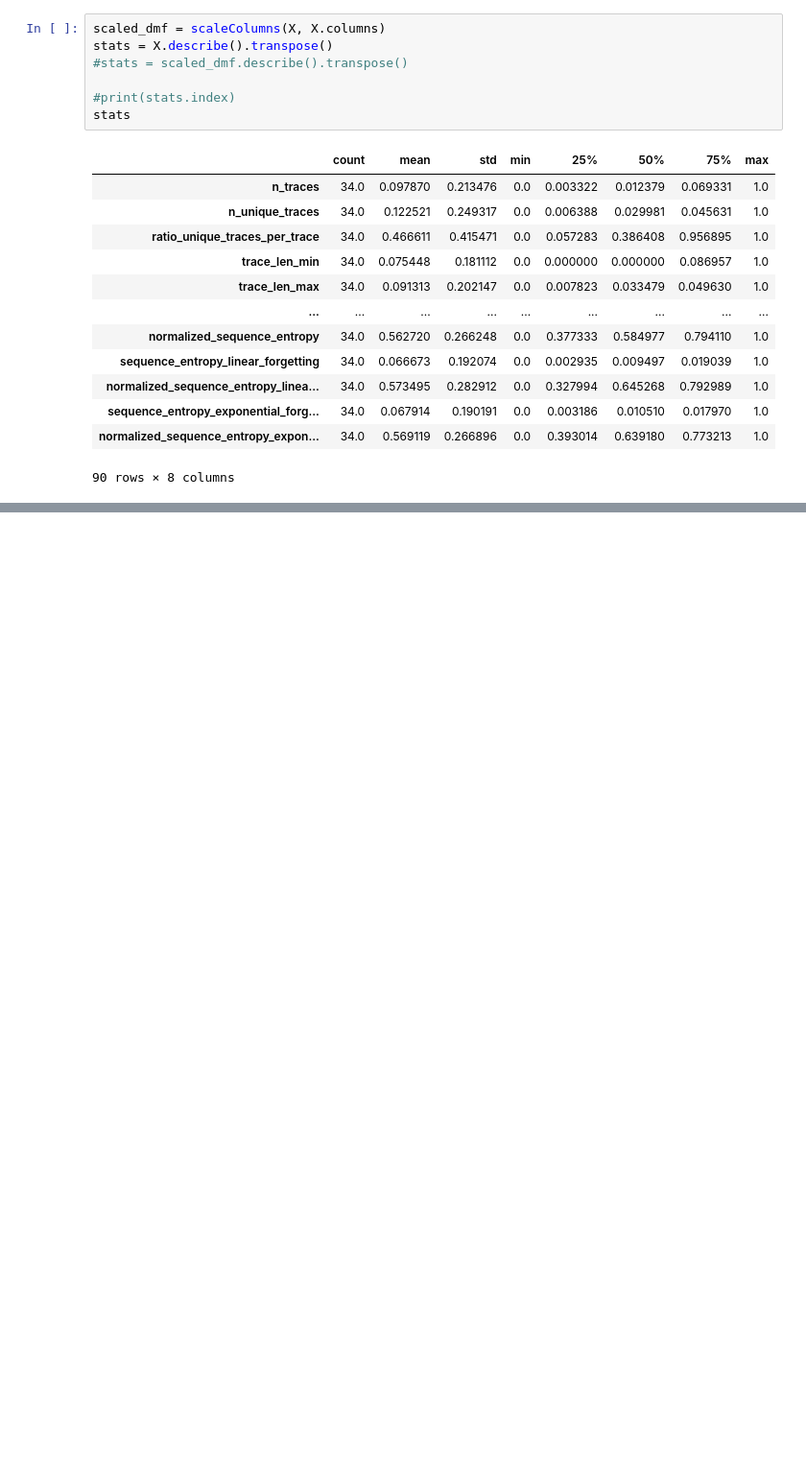
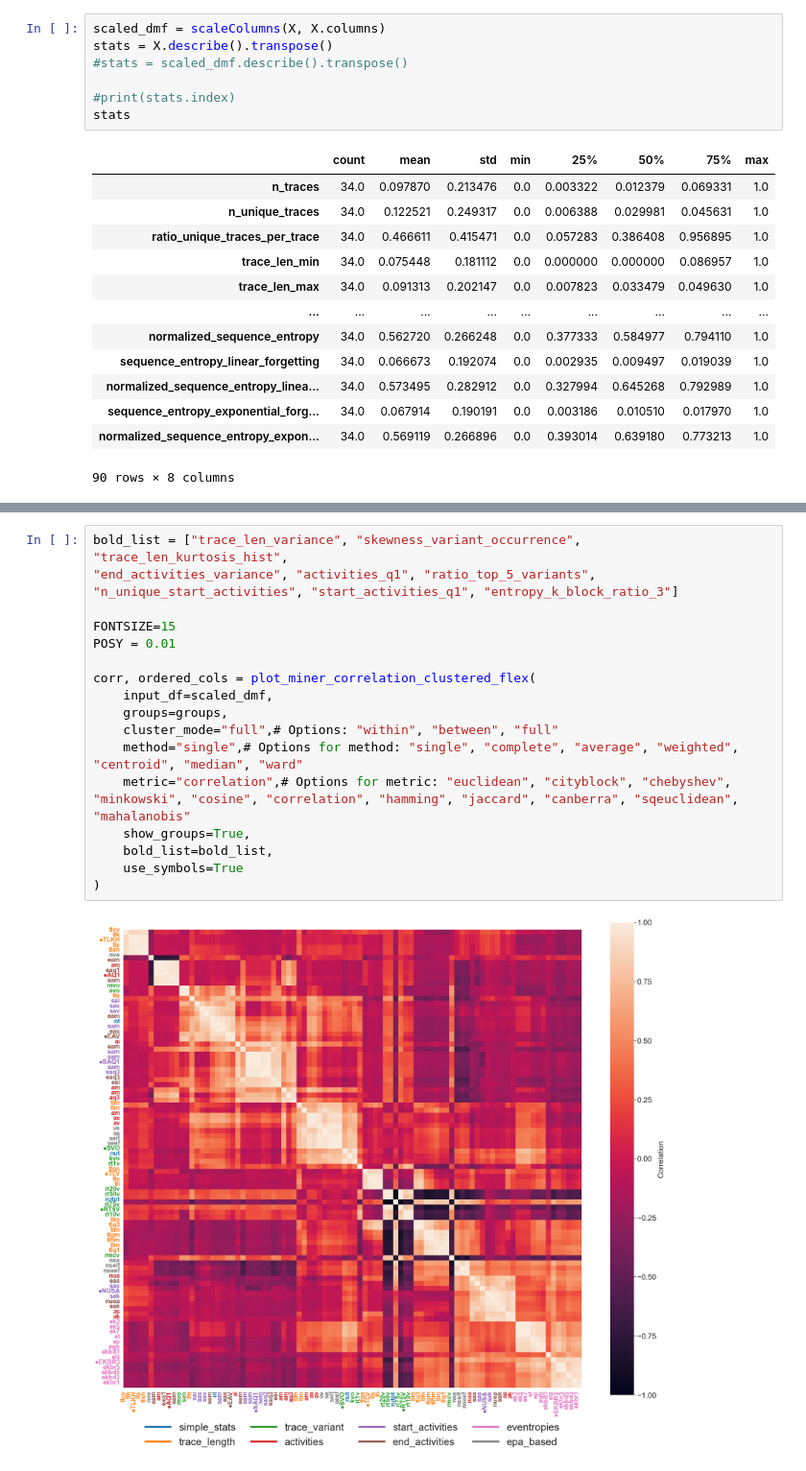
Before and after one commit to andreamalhera/SHAining, a Jupyter notebook: notebooks/section5_greedy_feature_selection.ipynb, the cells around one changed output, grey strips where cells are left out. Shown at 96% size. Drawn from its saved outputs; the diff is of its cells as text; blank space fills up the shorter version.

```diff
--- a/notebooks/section5_greedy_feature_selection.ipynb
+++ b/notebooks/section5_greedy_feature_selection.ipynb
@@ -89,0 +608,20 @@ def plot_miner_correlation(input_df):
+# %%
+bold_list = ["trace_len_variance", "skewness_variant_occurrence", "trace_len_kurtosis_hist",
+"end_activities_variance", "activities_q1", "ratio_top_5_variants",
+"n_unique_start_activities", "start_activities_q1", "entropy_k_block_ratio_3"]
+
+FONTSIZE=15
+POSY = 0.01
+
+corr, ordered_cols = plot_miner_correlation_clustered_flex(
+    input_df=scaled_dmf,
+    groups=groups,
+    cluster_mode="full",# Options: "within", "between", "full"
+    method="single",# Options for method: "single", "complete", "average", "weighted", "centroid", "median", "ward"
+    metric="correlation",# Options for metric: "euclidean", "cityblock", "chebyshev", "minkowski", "cosine", "correlation", "hamming", "jaccard", "canberra", "sqeuclidean", "mahalanobis"
+    show_groups=True,
+    bold_list=bold_list,
+    use_symbols=True
+)
+# %% [output]
+[figure, added]
```
Also changed, not shown: parts of 9 cells of this notebook, 1 other file.
